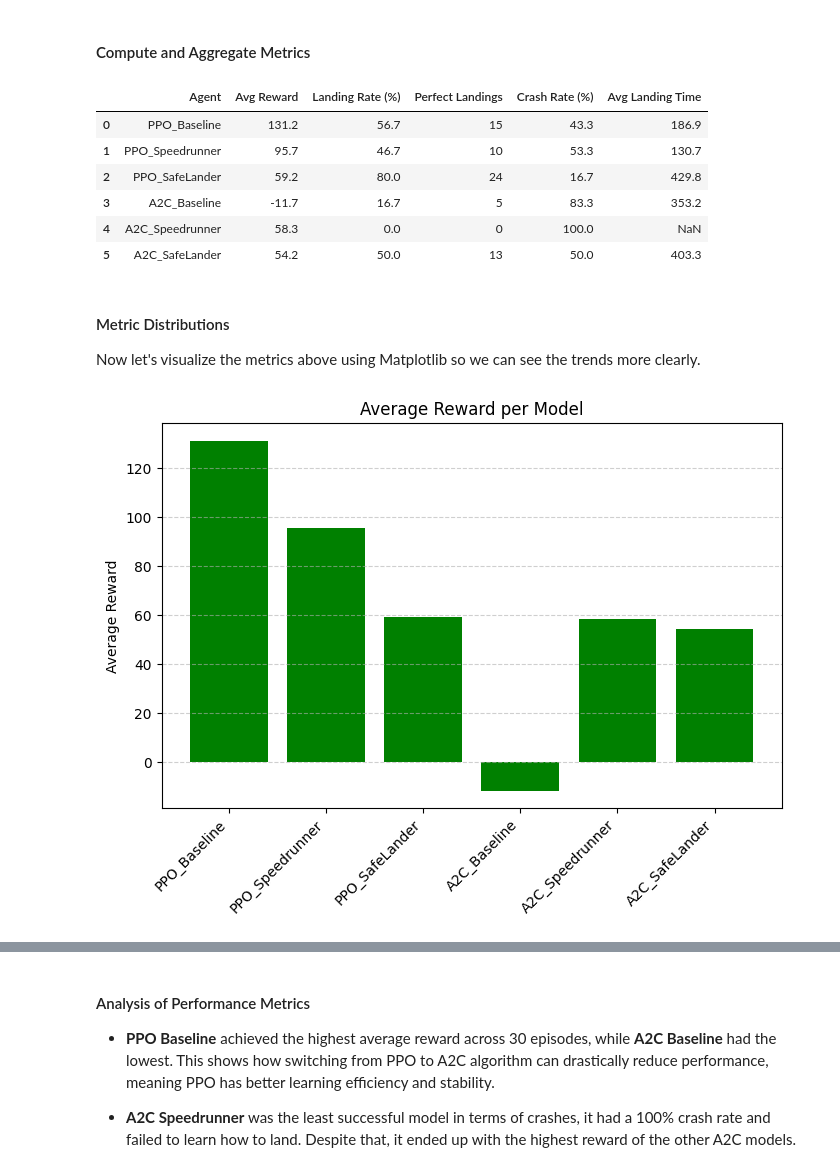
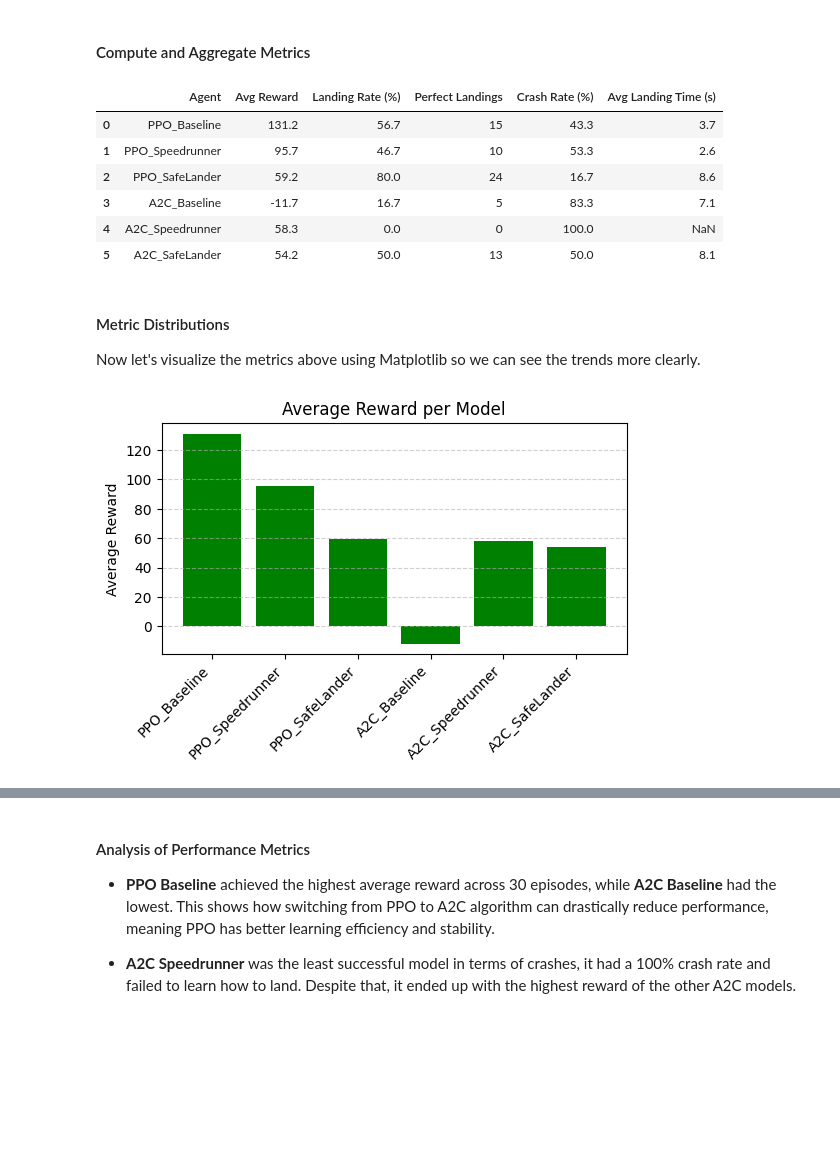
Before and after one commit to ayaanyousaf/drl-test-framework, a Jupyter notebook: notebooks/lunar_lander_results.ipynb, the cells around one changed output, grey strips where cells are left out. Drawn from its saved outputs; the diff is of its cells as text; code cells hidden in the pictures; blank space fills up the shorter version.

Commit message:
finalize LunarLander-v3 analysis notebook

```diff
--- a/notebooks/lunar_lander_results.ipynb
+++ b/notebooks/lunar_lander_results.ipynb
@@ -150,32 +150,32 @@ for name, df in dfs.items():
         "Landing Rate (%)": landing_rate,
         "Perfect Landings": perfect_landings,
         "Crash Rate (%)": crash_rate,
-        "Avg Landing Time": round(avg_landing_time, 1)
+        "Avg Landing Time (s)": round(avg_landing_time / 50, 1)
     })
 
 metrics_df = pd.DataFrame(metrics)
 display(metrics_df)
 # %% [output]
-|  | Agent | Avg Reward | Landing Rate (%) | Perfect Landings | Crash Rate (%) | Avg Landing Time |
-| 0 | PPO_Baseline | 131.2 | 56.7 | 15 | 43.3 | 186.9 |
-| 1 | PPO_Speedrunner | 95.7 | 46.7 | 10 | 53.3 | 130.7 |
-| 2 | PPO_SafeLander | 59.2 | 80.0 | 24 | 16.7 | 429.8 |
-| 3 | A2C_Baseline | -11.7 | 16.7 | 5 | 83.3 | 353.2 |
+|  | Agent | Avg Reward | Landing Rate (%) | Perfect Landings | Crash Rate (%) | Avg Landing Time (s) |
+| 0 | PPO_Baseline | 131.2 | 56.7 | 15 | 43.3 | 3.7 |
+| 1 | PPO_Speedrunner | 95.7 | 46.7 | 10 | 53.3 | 2.6 |
+| 2 | PPO_SafeLander | 59.2 | 80.0 | 24 | 16.7 | 8.6 |
+| 3 | A2C_Baseline | -11.7 | 16.7 | 5 | 83.3 | 7.1 |
 | 4 | A2C_Speedrunner | 58.3 | 0.0 | 0 | 100.0 | NaN |
-| 5 | A2C_SafeLander | 54.2 | 50.0 | 13 | 50.0 | 403.3 |
+| 5 | A2C_SafeLander | 54.2 | 50.0 | 13 | 50.0 | 8.1 |
 # %% [markdown]
 #### Metric Distributions
 Now let's visualize the metrics above using Matplotlib so we can see the trends more clearly.
 # %%
-plt.figure(figsize=(8,5))
+plt.figure(figsize=(6,3))
 plt.bar(metrics_df["Agent"], metrics_df["Avg Reward"], color="green")
 plt.title("Average Reward per Model")
 plt.ylabel("Average Reward")
 plt.xticks(rotation=45, ha="right")
 plt.grid(axis="y", linestyle="--", alpha=0.6)
 plt.show()
 # %% [output]
-[figure, old version]
+[figure, new version]
 # %%
 x = np.arange(len(metrics_df["Agent"]))
 width = 0.35
```
Also changed, not shown: parts of 6 cells of this notebook, 2 other files.
